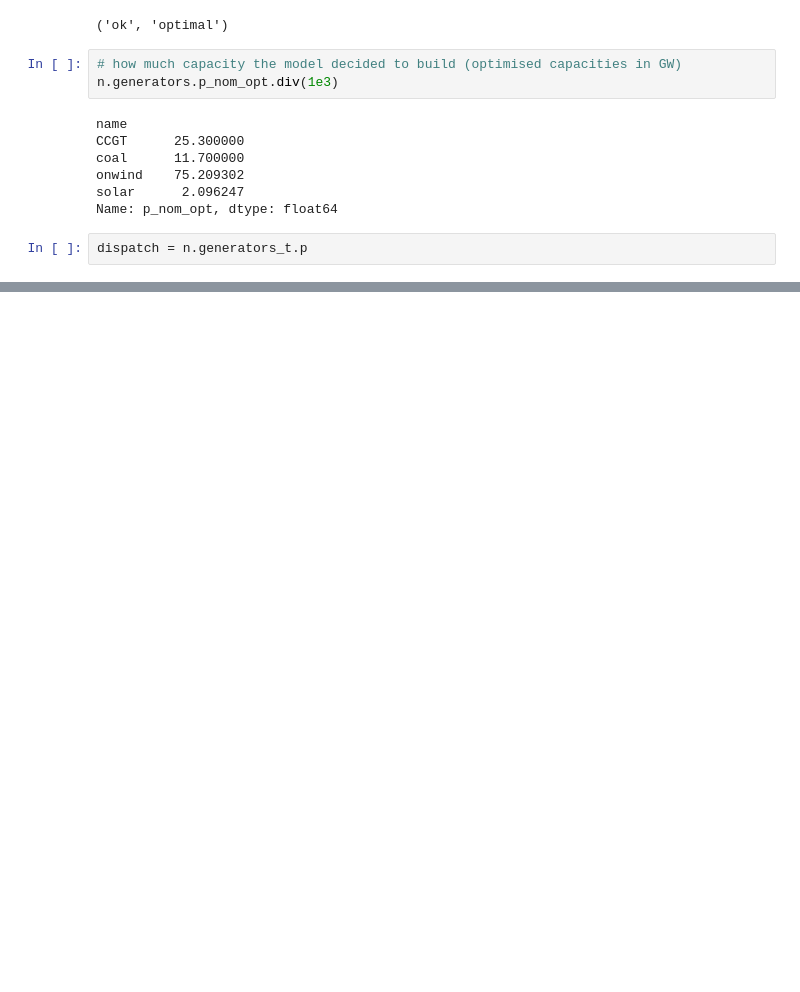
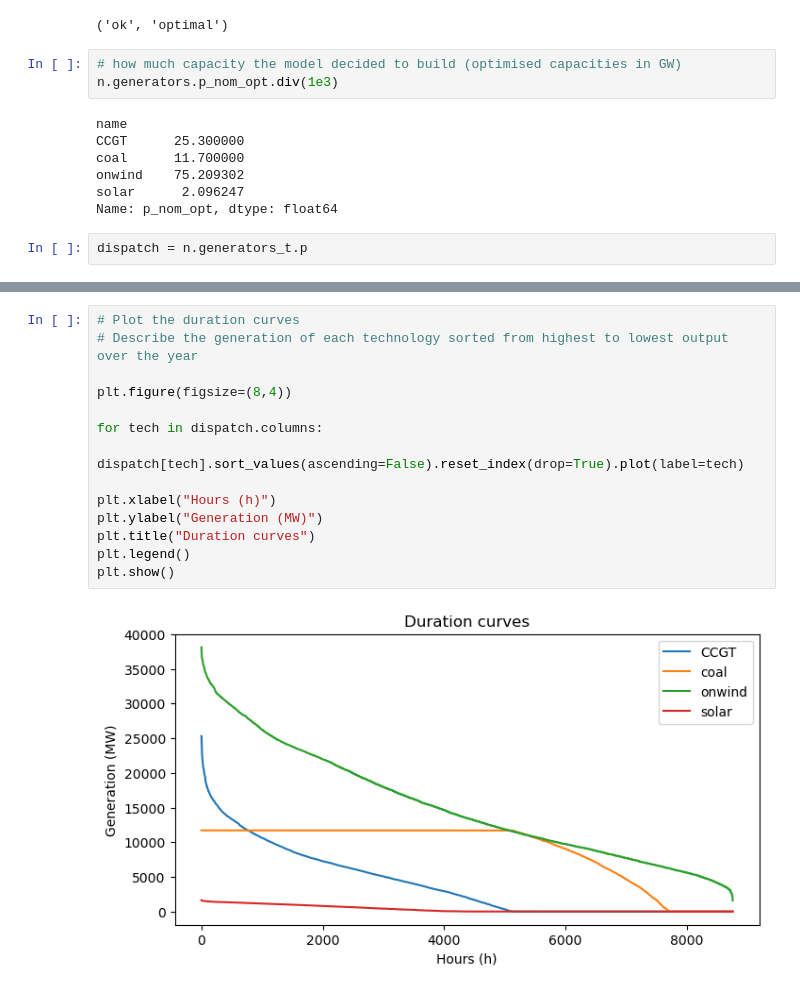
Before and after one commit to martaibaiao/integrated-energy-grids_project, a Jupyter notebook: project_part1.ipynb, the cells around one changed output, grey strips where cells are left out. Drawn from its saved outputs; the diff is of its cells as text; blank space fills up the shorter version.

```diff
--- a/project_part1.ipynb
+++ b/project_part1.ipynb
@@ -311,0 +328,16 @@ plt.show()
+# %%
+# Plot the duration curves
+# Describe the generation of each technology sorted from highest to lowest output over the year
+
+plt.figure(figsize=(8,4))
+
+for tech in dispatch.columns:
+    dispatch[tech].sort_values(ascending=False).reset_index(drop=True).plot(label=tech)
+
+plt.xlabel("Hours (h)")
+plt.ylabel("Generation (MW)")
+plt.title("Duration curves")
+plt.legend()
+plt.show()
+# %% [output]
+[figure, added]
```
Also changed, not shown: parts of 11 cells of this notebook.
